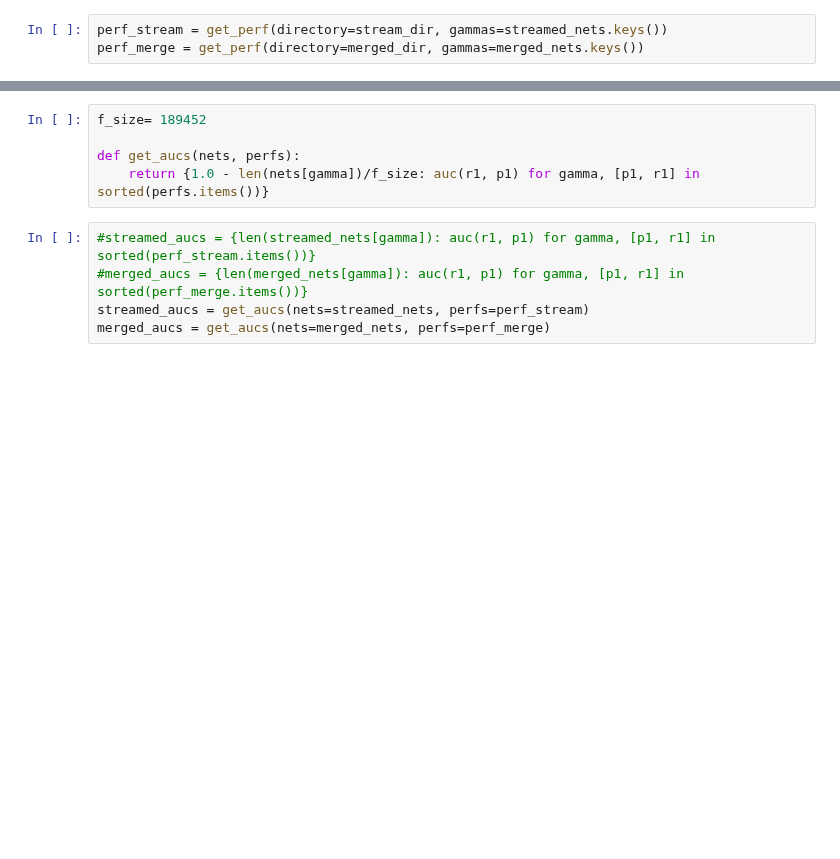
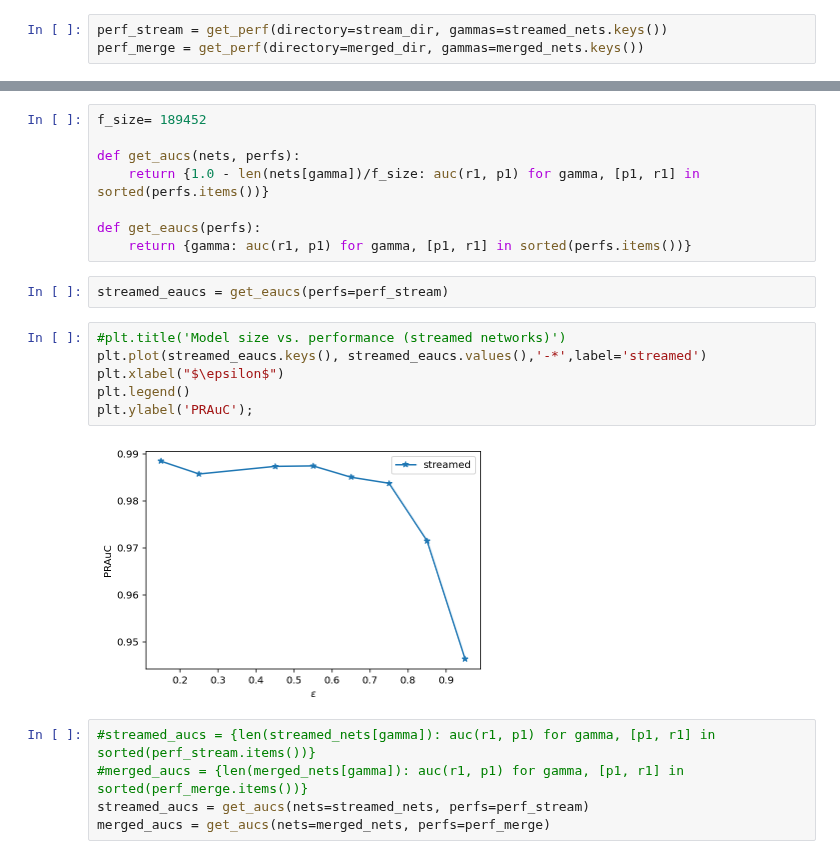
Before and after one commit to jrybicki-jsc/smms, a Jupyter notebook: graphla/cleans.ipynb, the cells around one changed output, grey strips where cells are left out. Saved outputs shown, nothing was run; the diff lists cells and outputs as text; blank space fills up the shorter version.

Commit message:
random subs, and subs for higher lower gammas

```diff
--- a/graphla/cleans.ipynb
+++ b/graphla/cleans.ipynb
@@ -78,6 +97,19 @@ f_size= 189452
 
 def get_aucs(nets, perfs):
     return {1.0 - len(nets[gamma])/f_size: auc(r1, p1) for gamma, [p1, r1] in sorted(perfs.items())}
+
+def get_eaucs(perfs):
+    return {gamma: auc(r1, p1) for gamma, [p1, r1] in sorted(perfs.items())}
+# %%
+streamed_eaucs = get_eaucs(perfs=perf_stream)
+# %%
+#plt.title('Model size vs. performance (streamed networks)')
+plt.plot(streamed_eaucs.keys(), streamed_eaucs.values(),'-*',label='streamed')
+plt.xlabel("$\epsilon$")
+plt.legend()
+plt.ylabel('PRAuC');
+# %% [output]
+[figure, added]
 # %%
 #streamed_aucs = {len(streamed_nets[gamma]): auc(r1, p1) for gamma, [p1, r1] in sorted(perf_stream.items())}
 #merged_aucs = {len(merged_nets[gamma]): auc(r1, p1) for gamma, [p1, r1] in sorted(perf_merge.items())}
```
Also changed, not shown: parts of 18 cells of this notebook.
